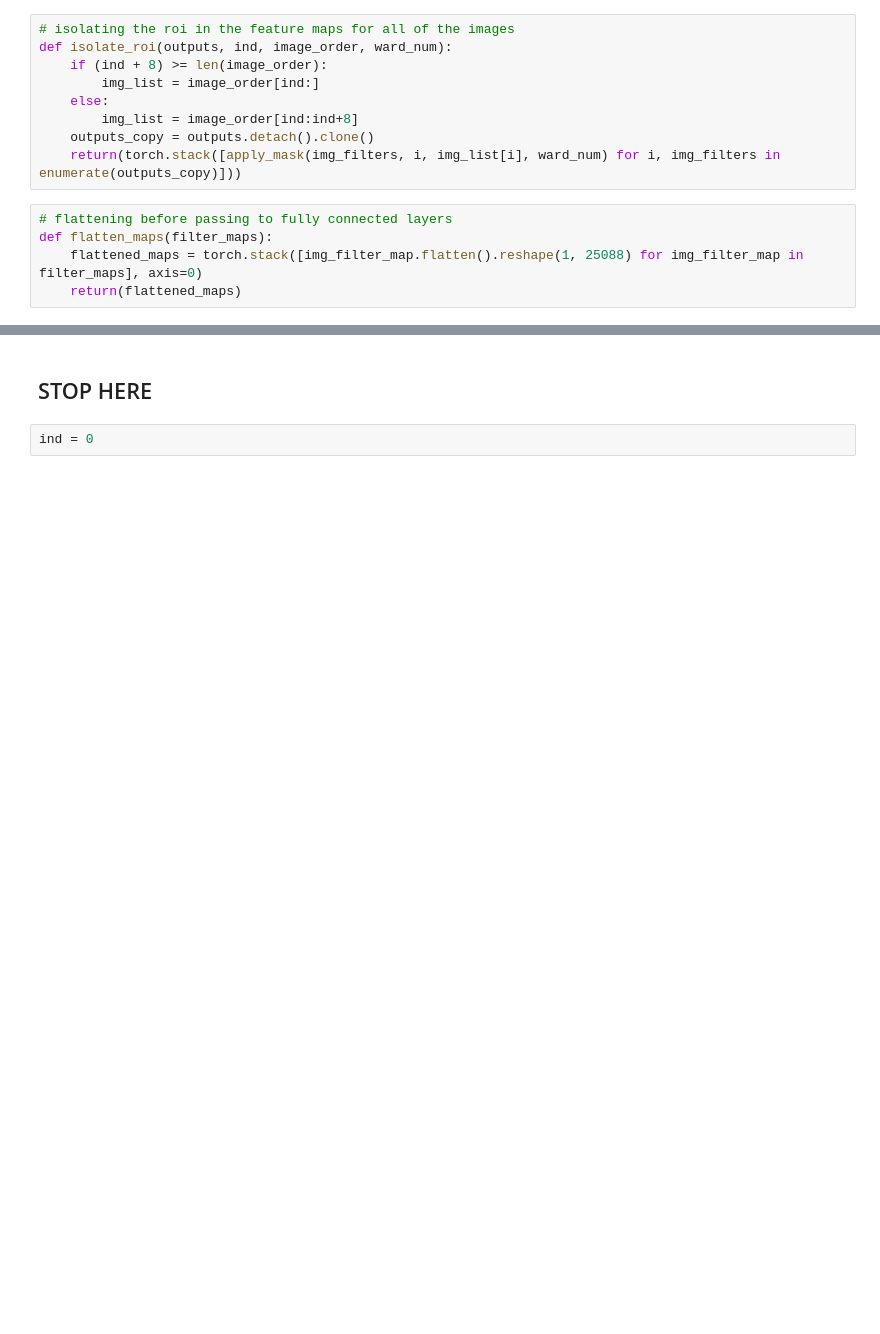
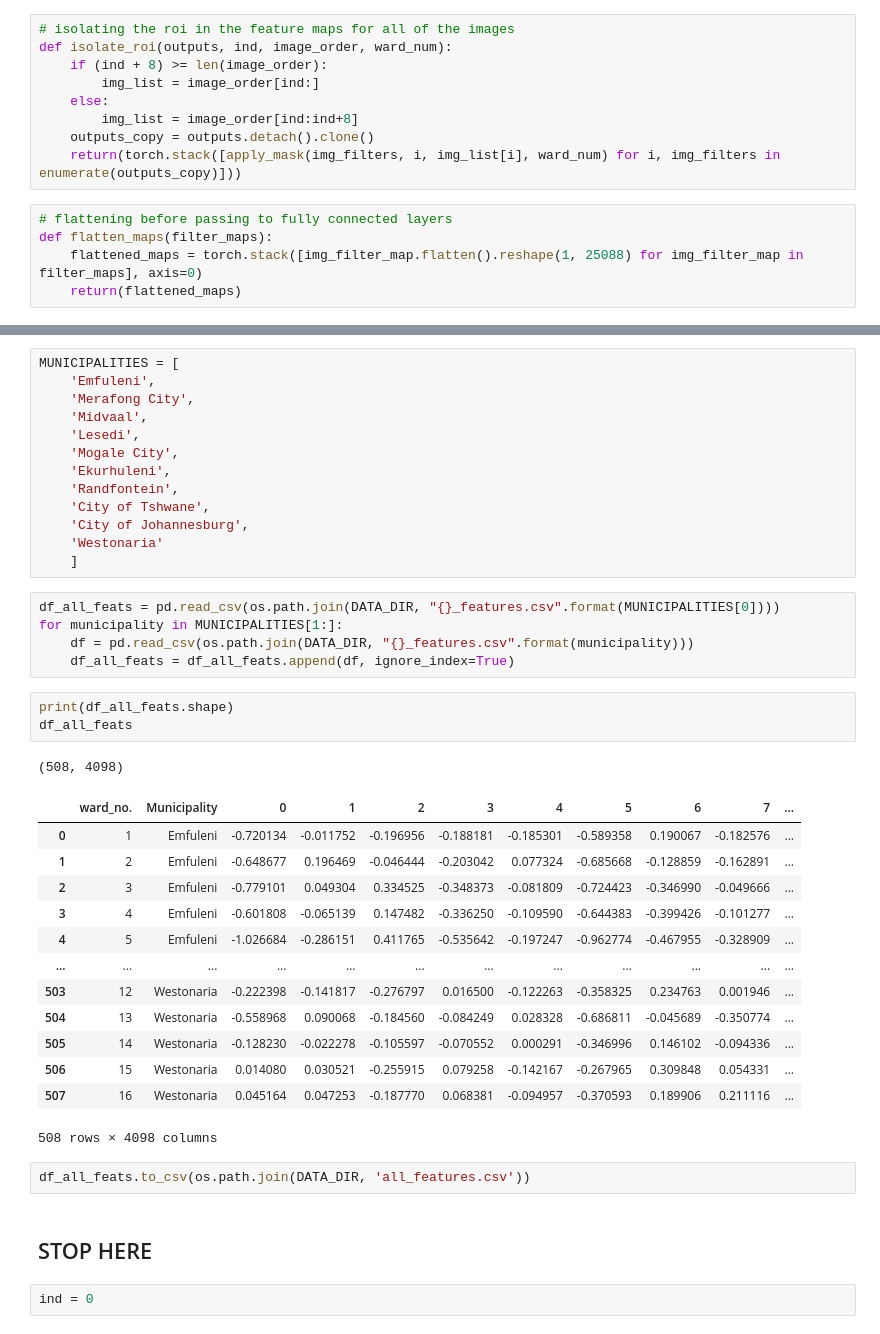
Before and after one commit to rs-anderson/Clustering-Ward-Level-Poverty-Using-Satellite-Imagery, a Jupyter notebook: scripts/get_features.ipynb, the cells around one changed output, grey strips where cells are left out. Cells and saved outputs as stored; diff of their text form; blank space fills up the shorter version.

```diff
--- a/scripts/get_features.ipynb
+++ b/scripts/get_features.ipynb
@@ -266,3 +305,41 @@ features_df.to_csv(os.path.join(DATA_DIR, 'features.csv'))
+# %%
+MUNICIPALITIES = [
+    'Emfuleni',
+    'Merafong City',
+    'Midvaal',
+    'Lesedi',
+    'Mogale City',
+    'Ekurhuleni',
+    'Randfontein',
+    'City of Tshwane',
+    'City of Johannesburg',
+    'Westonaria'
+    ]
+# %%
+df_all_feats = pd.read_csv(os.path.join(DATA_DIR, "{}_features.csv".format(MUNICIPALITIES[0])))
+for municipality in MUNICIPALITIES[1:]:
+    df = pd.read_csv(os.path.join(DATA_DIR, "{}_features.csv".format(municipality)))
+    df_all_feats = df_all_feats.append(df, ignore_index=True)
+# %%
+print(df_all_feats.shape)
+df_all_feats
+# %% [output]
+(508, 4098)
+|  | ward_no. | Municipality | 0 | 1 | 2 | 3 | 4 | 5 | 6 | 7 | ... |
+| 0 | 1 | Emfuleni | -0.720134 | -0.011752 | -0.196956 | -0.188181 | -0.185301 | -0.589358 | 0.190067 | -0.182576 | ... |
+| 1 | 2 | Emfuleni | -0.648677 | 0.196469 | -0.046444 | -0.203042 | 0.077324 | -0.685668 | -0.128859 | -0.162891 | ... |
+| 2 | 3 | Emfuleni | -0.779101 | 0.049304 | 0.334525 | -0.348373 | -0.081809 | -0.724423 | -0.346990 | -0.049666 | ... |
+| 3 | 4 | Emfuleni | -0.601808 | -0.065139 | 0.147482 | -0.336250 | -0.109590 | -0.644383 | -0.399426 | -0.101277 | ... |
+| 4 | 5 | Emfuleni | -1.026684 | -0.286151 | 0.411765 | -0.535642 | -0.197247 | -0.962774 | -0.467955 | -0.328909 | ... |
+| ... | ... | ... | ... | ... | ... | ... | ... | ... | ... | ... | ... |
+| 503 | 12 | Westonaria | -0.222398 | -0.141817 | -0.276797 | 0.016500 | -0.122263 | -0.358325 | 0.234763 | 0.001946 | ... |
+| 504 | 13 | Westonaria | -0.558968 | 0.090068 | -0.184560 | -0.084249 | 0.028328 | -0.686811 | -0.045689 | -0.350774 | ... |
+| 505 | 14 | Westonaria | -0.128230 | -0.022278 | -0.105597 | -0.070552 | 0.000291 | -0.346996 | 0.146102 | -0.094336 | ... |
+| 506 | 15 | Westonaria | 0.014080 | 0.030521 | -0.255915 | 0.079258 | -0.142167 | -0.267965 | 0.309848 | 0.054331 | ... |
+| 507 | 16 | Westonaria | 0.045164 | 0.047253 | -0.187770 | 0.068381 | -0.094957 | -0.370593 | 0.189906 | 0.211116 | ... |
+508 rows × 4098 columns
+# %%
+df_all_feats.to_csv(os.path.join(DATA_DIR, 'all_features.csv'))
 # %% [markdown]
 ## STOP HERE
 # %%
```
Also changed, not shown: parts of 10 cells of this notebook, 25 other files.
